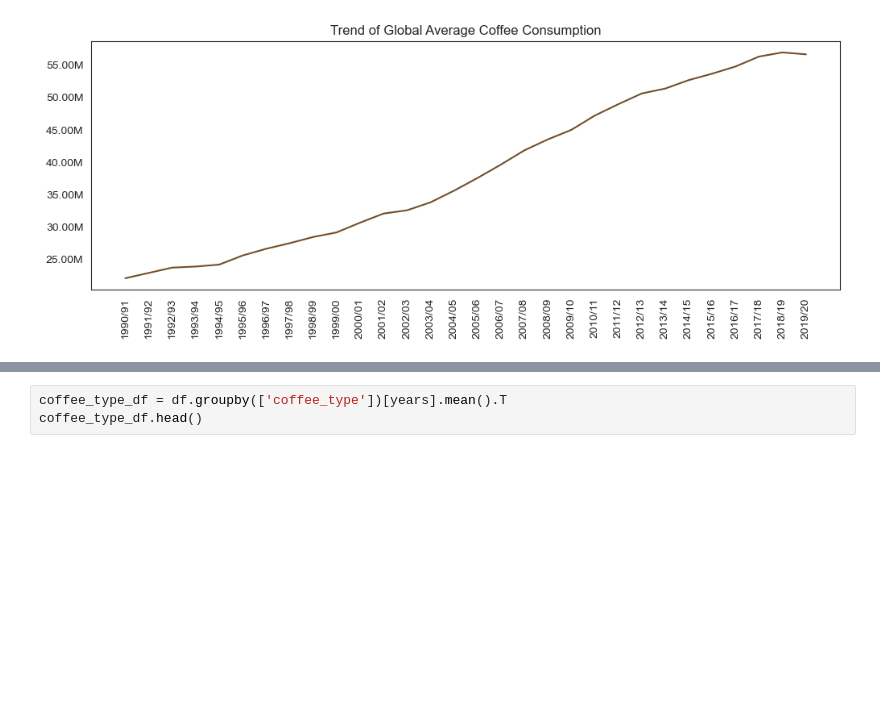
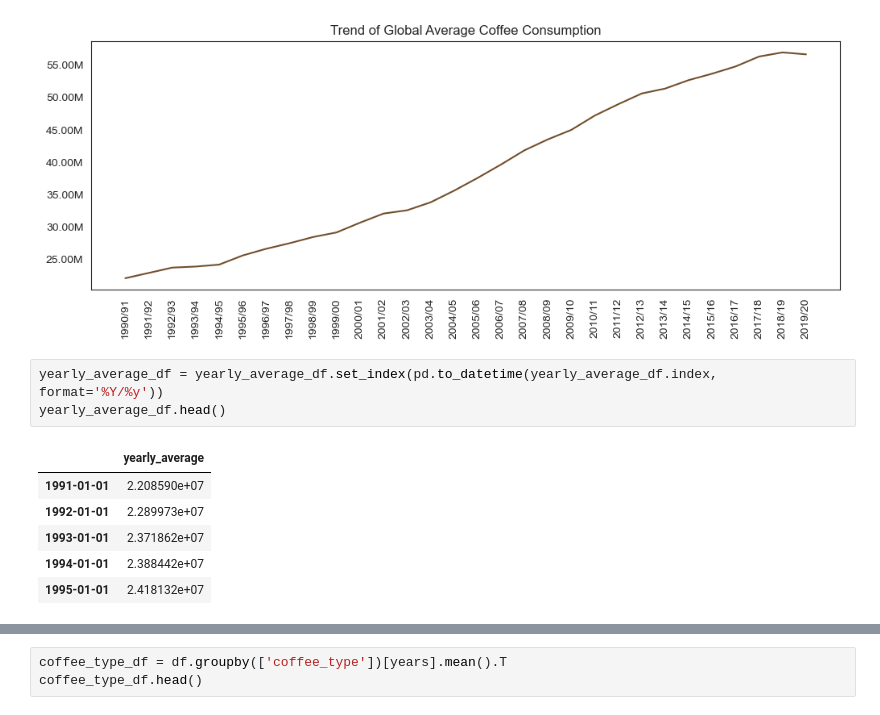
Before and after one commit to samaregbesola/coffee-domestic-consumption-analysis, a Jupyter notebook: notebooks/coffee_domestic_consumption_clean_and_EDA.ipynb, the cells around one changed output, grey strips where cells are left out. Saved outputs shown, nothing was run; the diff lists cells and outputs as text; blank space fills up the shorter version.

```diff
--- a/notebooks/coffee_domestic_consumption_clean_and_EDA.ipynb
+++ b/notebooks/coffee_domestic_consumption_clean_and_EDA.ipynb
@@ -592,3 +735,13 @@ plt.savefig('../images/global_average_consumption.png', dpi=500, bbox_inches='ti
 plt.show()
 # %% [output]
 [figure]
+# %%
+yearly_average_df = yearly_average_df.set_index(pd.to_datetime(yearly_average_df.index, format='%Y/%y'))
+yearly_average_df.head()
+# %% [output]
+|  | yearly_average |
+| 1991-01-01 | 2.208590e+07 |
+| 1992-01-01 | 2.289973e+07 |
+| 1993-01-01 | 2.371862e+07 |
+| 1994-01-01 | 2.388442e+07 |
+| 1995-01-01 | 2.418132e+07 |
```
Also changed, not shown: parts of 45 cells of this notebook, 1 other file.
